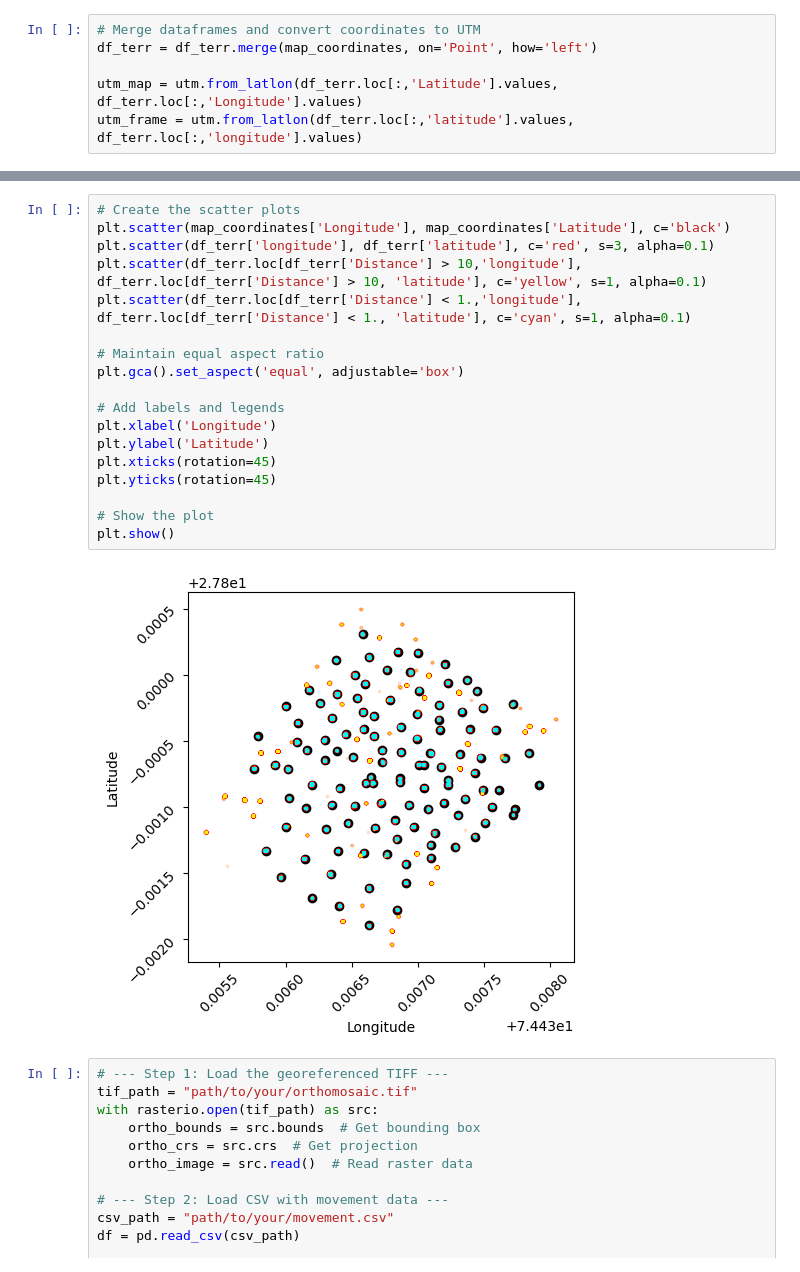
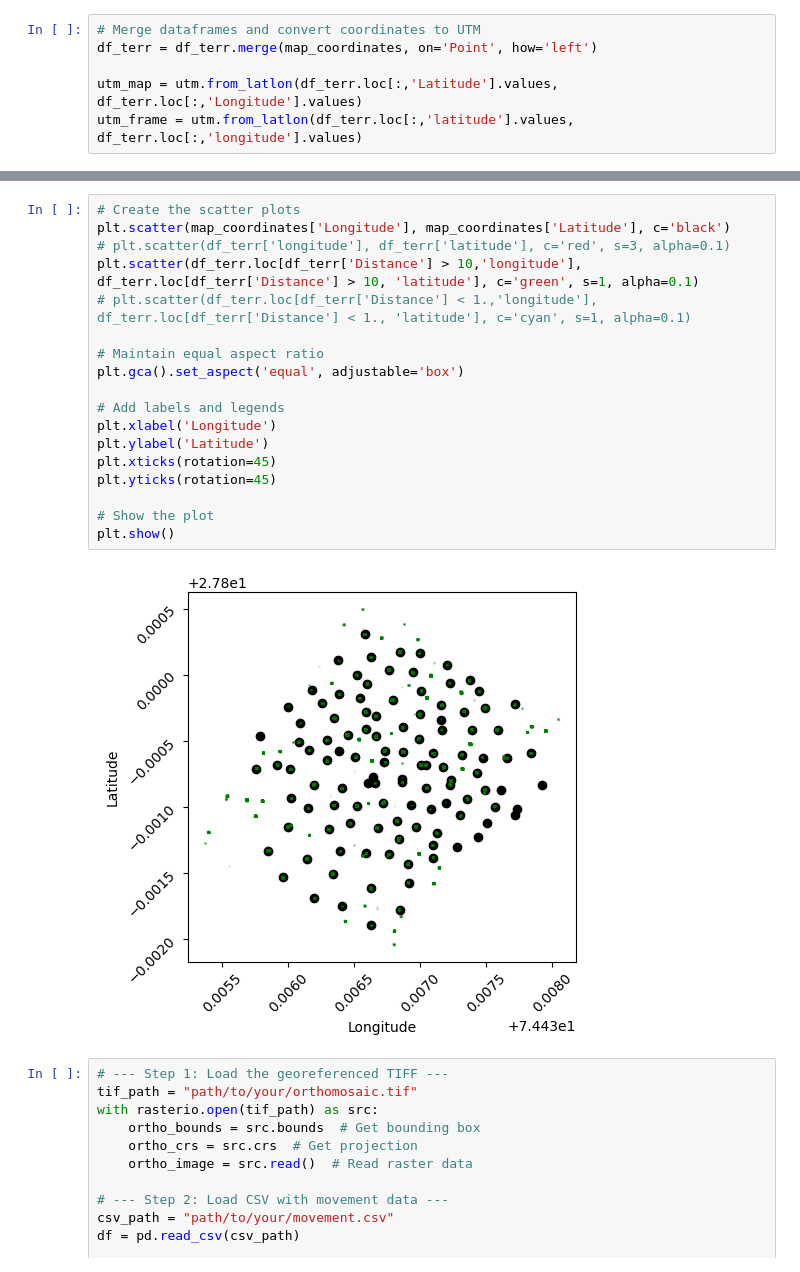
Before and after one commit to projectmela/SpatialRegistration, a Jupyter notebook: 16_ComputeError_PlotTrajectories.ipynb, the cells around one changed output, grey strips where cells are left out. Saved outputs shown, nothing was run; the diff lists cells and outputs as text.

```diff
--- a/16_ComputeError_PlotTrajectories.ipynb
+++ b/16_ComputeError_PlotTrajectories.ipynb
@@ -96,23 +96,23 @@ Mean error: 0.64m
 # %%
 # Create the scatter plots
 plt.scatter(map_coordinates['Longitude'], map_coordinates['Latitude'], c='black')
-plt.scatter(df_terr['longitude'], df_terr['latitude'], c='red', s=3, alpha=0.1)
-plt.scatter(df_terr.loc[df_terr['Distance'] > 10,'longitude'], df_terr.loc[df_terr['Distance'] > 10, 'latitude'], c='yellow', s=1, alpha=0.1)
-plt.scatter(df_terr.loc[df_terr['Distance'] < 1.,'longitude'], df_terr.loc[df_terr['Distance'] < 1., 'latitude'], c='cyan', s=1, alpha=0.1)
+# plt.scatter(df_terr['longitude'], df_terr['latitude'], c='red', s=3, alpha=0.1)
+plt.scatter(df_terr.loc[df_terr['Distance'] > 10,'longitude'], df_terr.loc[df_terr['Distance'] > 10, 'latitude'], c='green', s=1, alpha=0.1)
+# plt.scatter(df_terr.loc[df_terr['Distance'] < 1.,'longitude'], df_terr.loc[df_terr['Distance'] < 1., 'latitude'], c='cyan', s=1, alpha=0.1)
 
 # Maintain equal aspect ratio
 plt.gca().set_aspect('equal', adjustable='box')
 
 # Add labels and legends
 plt.xlabel('Longitude')
 plt.ylabel('Latitude')
 plt.xticks(rotation=45)
 plt.yticks(rotation=45)
 
 # Show the plot
 plt.show()
 # %% [output]
-[figure, old version]
+[figure, new version]
 # %%
 # --- Step 1: Load the georeferenced TIFF ---
 tif_path = "path/to/your/orthomosaic.tif"
```
Also changed, not shown: parts of 1 cell of this notebook, 4 other files.
